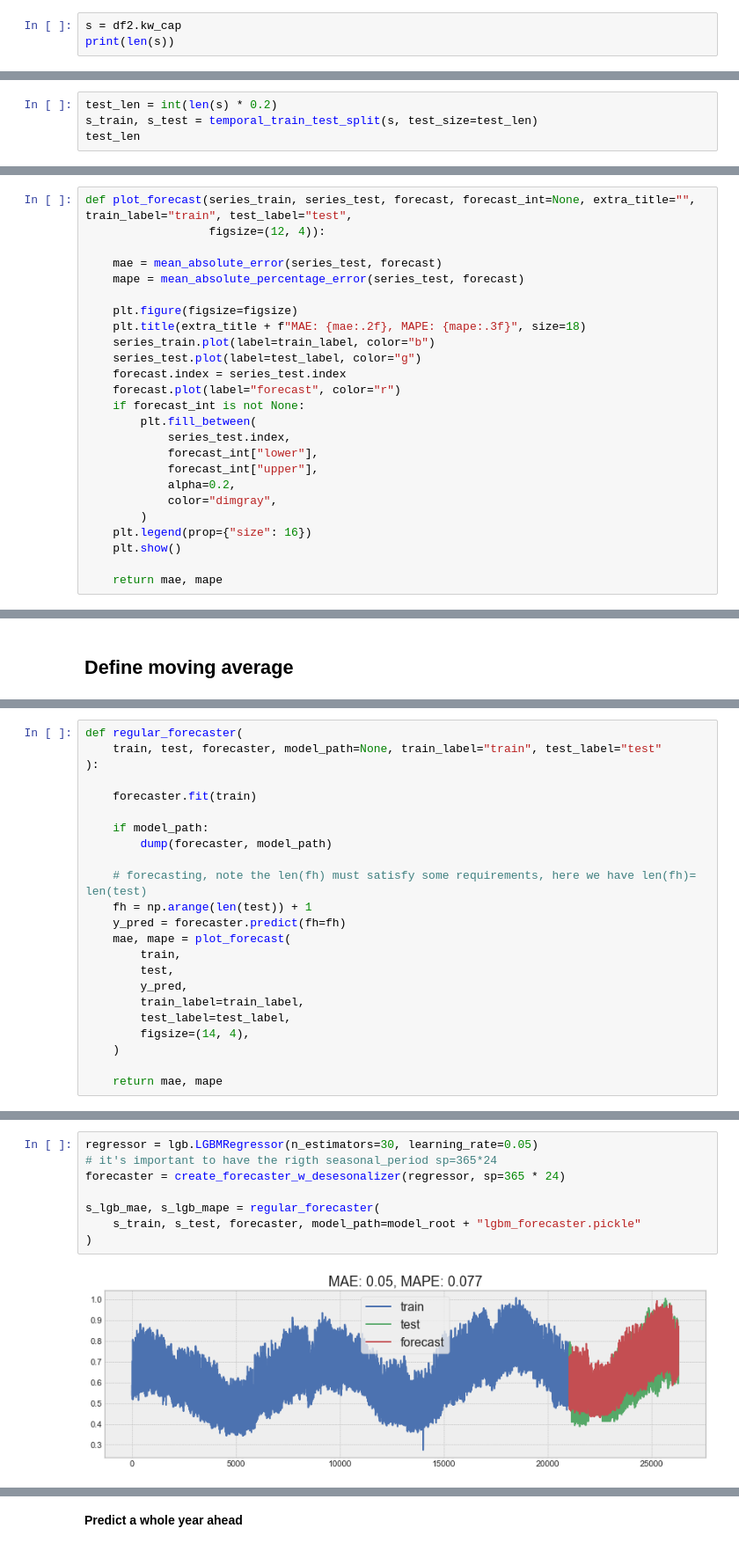
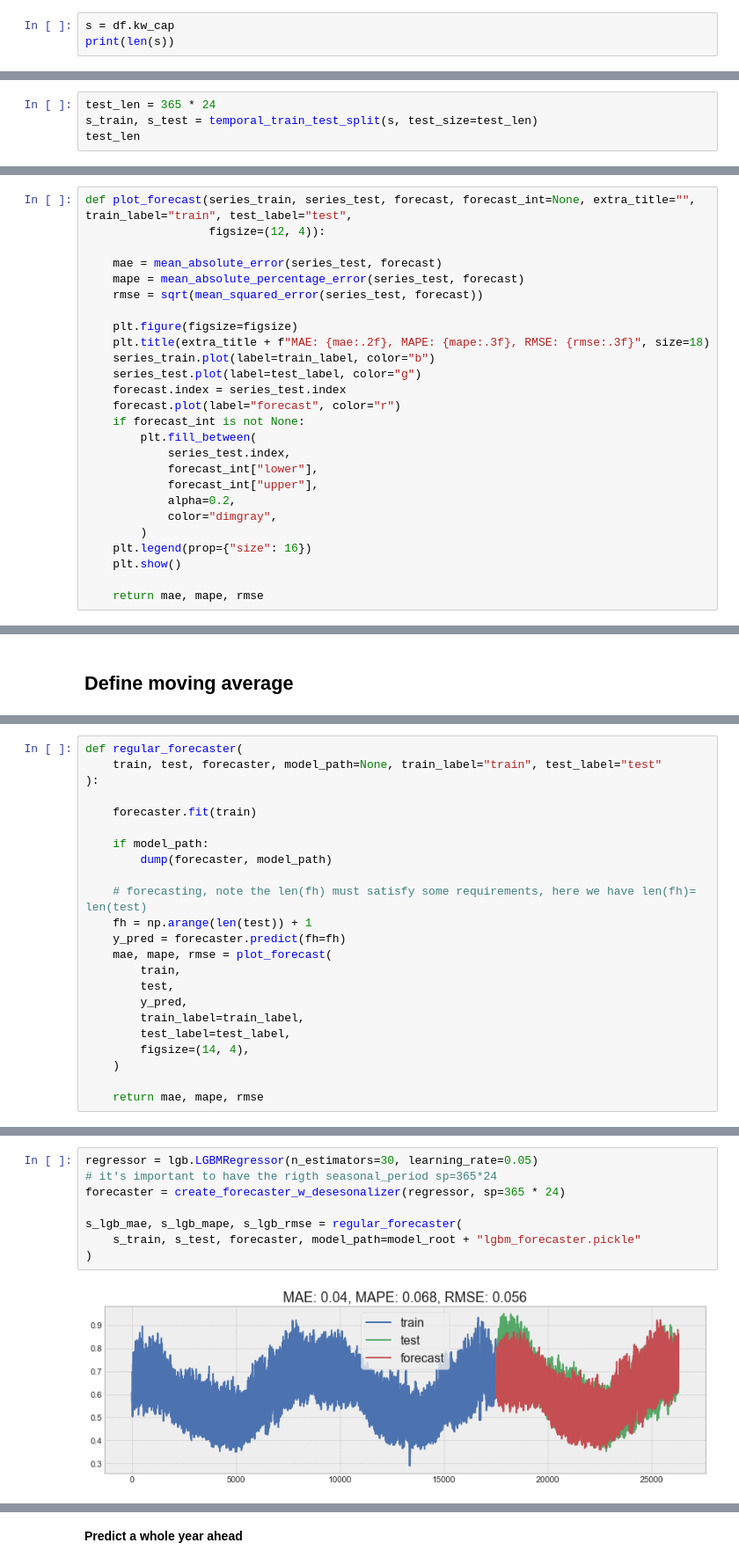
Before and after one commit to A-R-Yazdi/Remote-communities-, a Jupyter notebook: notebooks/Univariate_TimeSeries_forecasting_LingJun.ipynb, the cells around one changed output, grey strips where cells are left out. Shown at 88% size. Cells and saved outputs as stored; diff of their text form.

```diff
--- a/notebooks/Univariate_TimeSeries_forecasting_LingJun.ipynb
+++ b/notebooks/Univariate_TimeSeries_forecasting_LingJun.ipynb
@@ -128,13 +137,13 @@ def tsplot(y, lags=None, figsize=(12, 7)):
 # %% [markdown]
 ## Split the data
 # %%
-s = df2.kw_cap
+s = df.kw_cap
 print(len(s))
 # %% [output]
 26280
 [interactive output not drawn]
 # %%
-test_len = int(len(s) * 0.2)
+test_len = 365 * 24
 s_train, s_test = temporal_train_test_split(s, test_size=test_len)
 test_len
 # %% [output]
@@ -154,9 +163,10 @@ def plot_forecast(series_train, series_test, forecast, forecast_int=None, extra_
 
     mae = mean_absolute_error(series_test, forecast)
     mape = mean_absolute_percentage_error(series_test, forecast)
+    rmse = sqrt(mean_squared_error(series_test, forecast))
 
     plt.figure(figsize=figsize)
-    plt.title(extra_title + f"MAE: {mae:.2f}, MAPE: {mape:.3f}", size=18)
+    plt.title(extra_title + f"MAE: {mae:.2f}, MAPE: {mape:.3f}, RMSE: {rmse:.3f}", size=18)
     series_train.plot(label=train_label, color="b")
     series_test.plot(label=test_label, color="g")
     forecast.index = series_test.index
@@ -172,7 +182,7 @@ def plot_forecast(series_train, series_test, forecast, forecast_int=None, extra_
     plt.legend(prop={"size": 16})
     plt.show()
 
-    return mae, mape
+    return mae, mape, rmse
 # %% [output]
 [interactive output not drawn]
 # %% [markdown]
@@ -292,7 +303,7 @@ def regular_forecaster(
     # forecasting, note the len(fh) must satisfy some requirements, here we have len(fh)= len(test)
     fh = np.arange(len(test)) + 1
     y_pred = forecaster.predict(fh=fh)
-    mae, mape = plot_forecast(
+    mae, mape, rmse = plot_forecast(
         train,
         test,
         y_pred,
@@ -301,17 +312,17 @@ def regular_forecaster(
         figsize=(14, 4),
     )
 
-    return mae, mape
+    return mae, mape, rmse
 # %% [output]
 [interactive output not drawn]
 # %%
 regressor = lgb.LGBMRegressor(n_estimators=30, learning_rate=0.05)
 # it's important to have the rigth seasonal_period sp=365*24
 forecaster = create_forecaster_w_desesonalizer(regressor, sp=365 * 24)
 
-s_lgb_mae, s_lgb_mape = regular_forecaster(
+s_lgb_mae, s_lgb_mape, s_lgb_rmse = regular_forecaster(
     s_train, s_test, forecaster, model_path=model_root + "lgbm_forecaster.pickle"
 )
 # %% [output]
-[figure, old version]
+[figure, new version]
 [interactive output not drawn]
```
Also changed, not shown: parts of 30 cells of this notebook, 6 other files.
